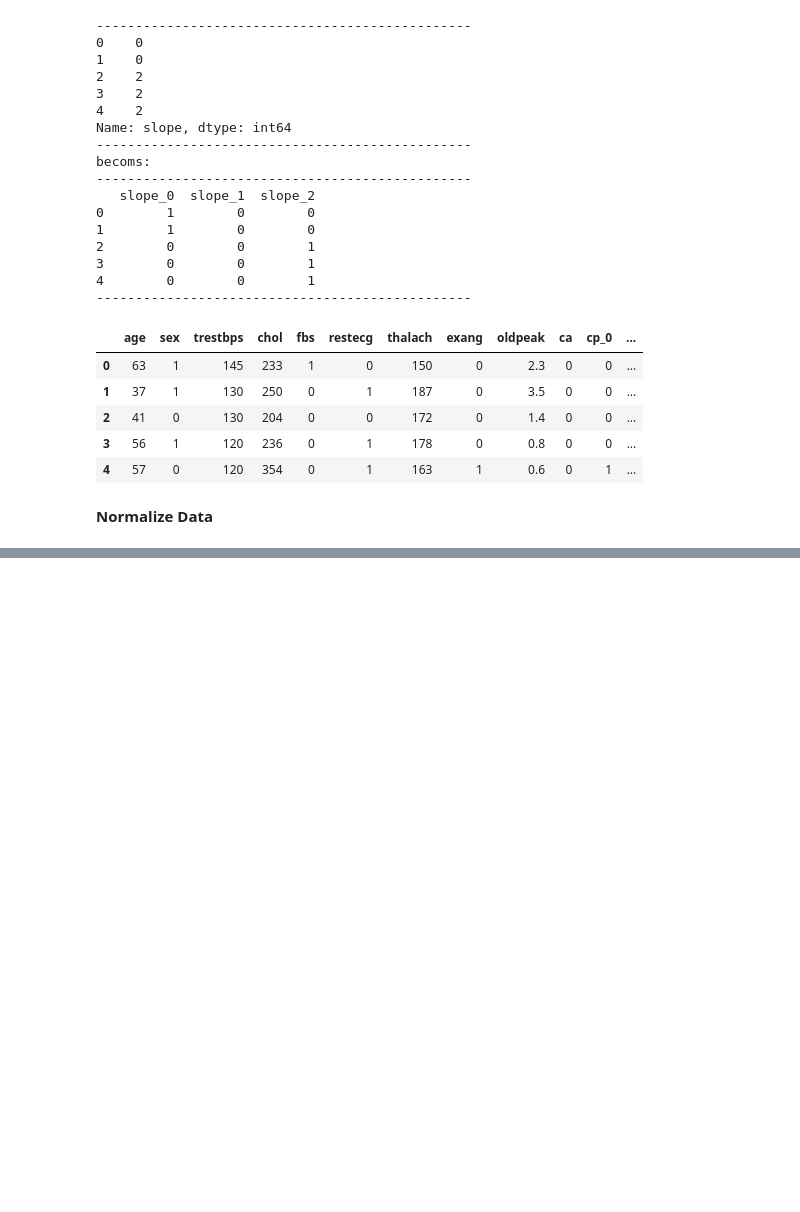
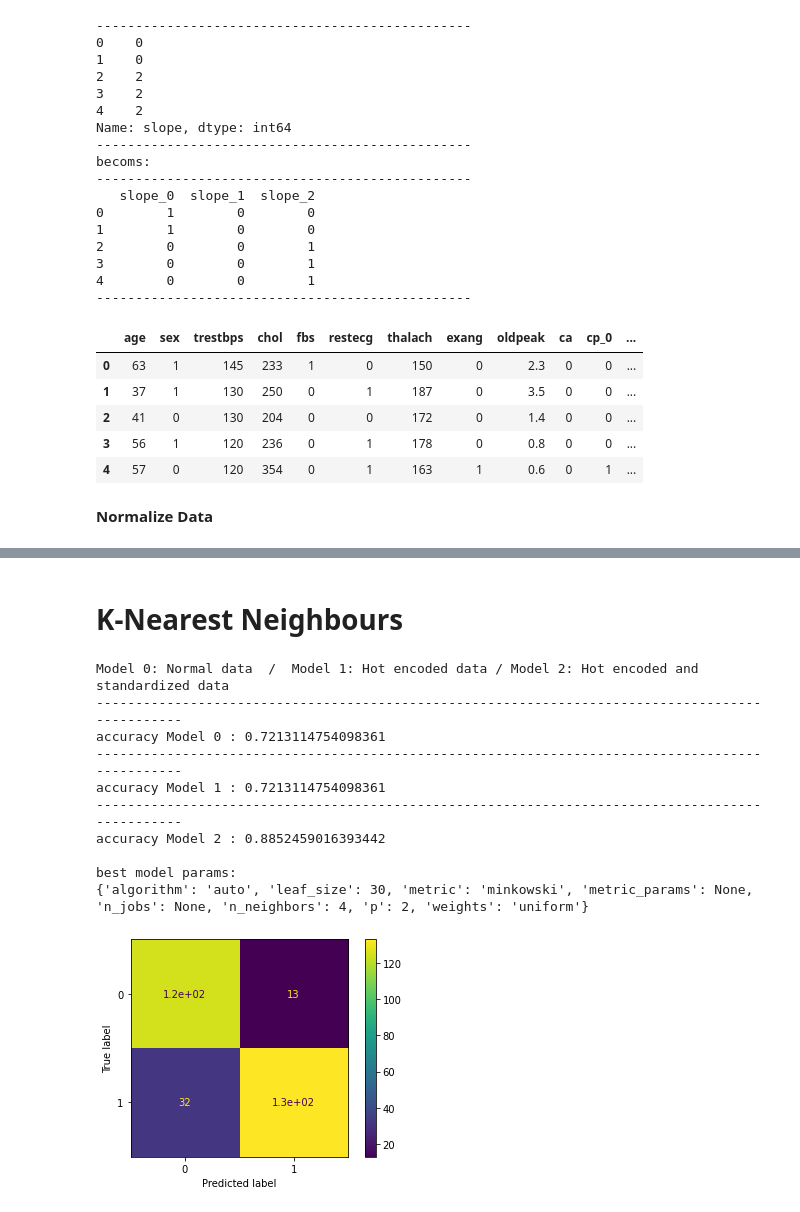
Before and after one commit to SimonBurmer/CodingBurmer-Jupyter-notebook-, a Jupyter notebook: Tensorflow_Sklearn_Heart_Disease_Dataset_pynb.ipynb, the cells around one changed output, grey strips where cells are left out. Cells and saved outputs as stored; diff of their text form; code cells hidden in the pictures; blank space fills up the shorter version.

```diff
--- a/Tensorflow_Sklearn_Heart_Disease_Dataset_pynb.ipynb
+++ b/Tensorflow_Sklearn_Heart_Disease_Dataset_pynb.ipynb
@@ -192,6 +197,7 @@ hot_thal = pd.get_dummies(df_heart['thal'], prefix = "thal")
 hot_slope = pd.get_dummies(df_heart['slope'], prefix = "slope")
 
 Y = df_heart['target']
+X = df_heart.drop("target", axis=1)
 Y_pp = pd.get_dummies(Y, prefix = "target")
 
 print(48*"-")
@@ -324,0 +349,47 @@ Image("Source.gv.png", height= 450)
+# %% [markdown]
+
+# K-Nearest Neighbours
+# %%
+from sklearn.neighbors import KNeighborsClassifier
+
+
+print("Model 0: Normal data  /  Model 1: Hot encoded data / Model 2: Hot encoded and standardized data")
+for i in range(3):
+    best_acc = 0
+    scoreList = []
+    # try ro find best k value
+    for neighbors in range(1, 20):
+        for weights in ['uniform', 'distance']:
+            #model looks for the 1-20 closest datapoints
+            model = KNeighborsClassifier(n_neighbors=neighbors, weights=weights)
+            model.fit(Xtrain[i], Ytrain[i])
+            acc = model.score(Xtest[i], Ytest[i])
+            scoreList.append(acc)
+            if acc > best_acc:
+                best_acc = acc
+                best_model = model
+
+    score_kn = best_acc
+    print("--" *48)
+    print("accuracy Model",i,":", score_kn)
+
+
+scores["K-Nearest Neighbours"] = score_kn
+print(" " *48)
+print("best model params: ")
+print(best_model.get_params())
+
+metrics.plot_confusion_matrix(best_model,X_pp_st,Y)
+plt.show()
+# %% [output]
+Model 0: Normal data  /  Model 1: Hot encoded data / Model 2: Hot encoded and standardized data
+------------------------------------------------------------------------------------------------
+accuracy Model 0 : 0.7213114754098361
+------------------------------------------------------------------------------------------------
+accuracy Model 1 : 0.7213114754098361
+------------------------------------------------------------------------------------------------
+accuracy Model 2 : 0.8852459016393442
+
+best model params:
+{'algorithm': 'auto', 'leaf_size': 30, 'metric': 'minkowski', 'metric_params': None, 'n_jobs': None, 'n_neighbors': 4, 'p': 2, 'weights': 'uniform'}
+[figure, added]
```
Also changed, not shown: parts of 23 cells of this notebook.
